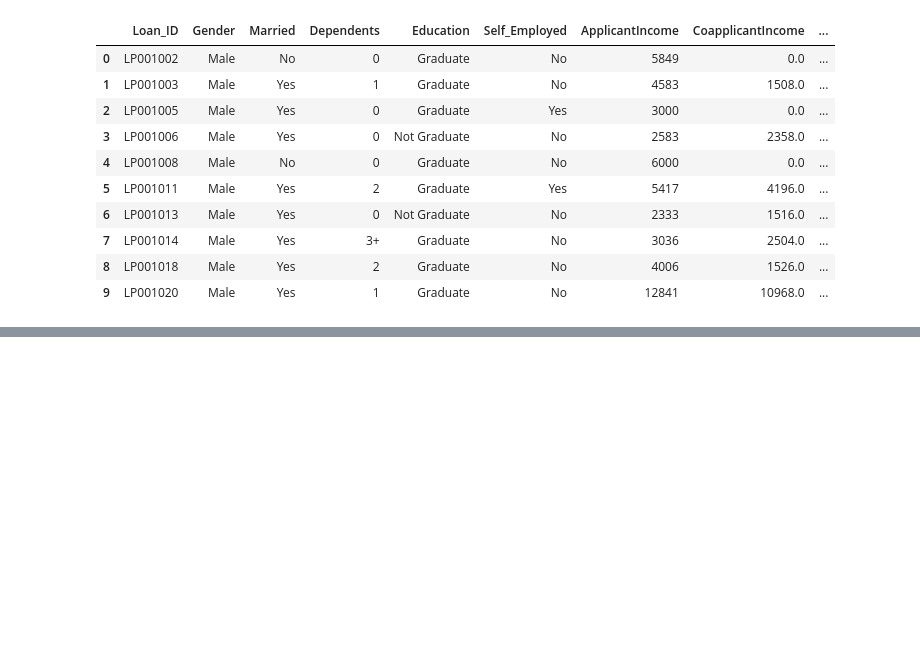
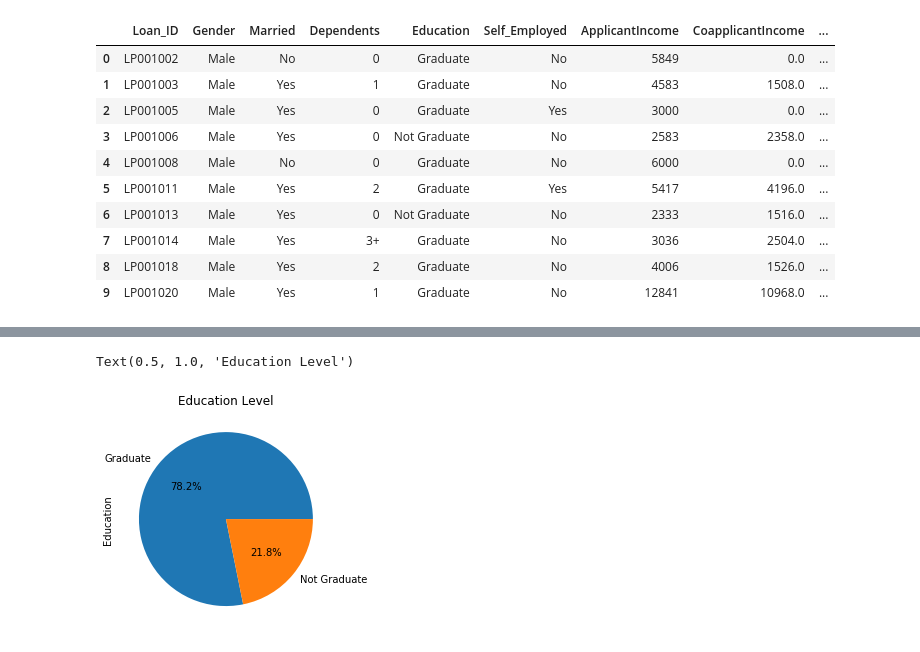
Before and after one commit to OMONDIELLY/DS, a Jupyter notebook: train.ipynb, the cells around one changed output, grey strips where cells are left out. Saved outputs shown, nothing was run; the diff lists cells and outputs as text; code cells hidden in the pictures; blank space fills up the shorter version.

```diff
--- a/train.ipynb
+++ b/train.ipynb
@@ -7,7 +3,7 @@ import pandas as pd
 import matplotlib.pyplot as plt
 %matplotlib inline
 import numpy as np
-data = pd.read_csv("C:\\Users\\Elly\\Downloads\\DS_PROJECTS\\train.csv")
+data = pd.read_csv("/home/elly/Documents/train.csv")
 data.iloc[:5, :5]
 # %% [output]
 |  | Loan_ID | Gender | Married | Dependents | Education |
@@ -144,0 +178,7 @@ plt.show()
+# %%
+
+data["Education"].value_counts().plot.pie(autopct='%.1f%%')
+plt.title("Education Level")
+# %% [output]
+Text(0.5, 1.0, 'Education Level')
+[figure, added]
```
Also changed, not shown: parts of 11 cells of this notebook, 2 other files.
